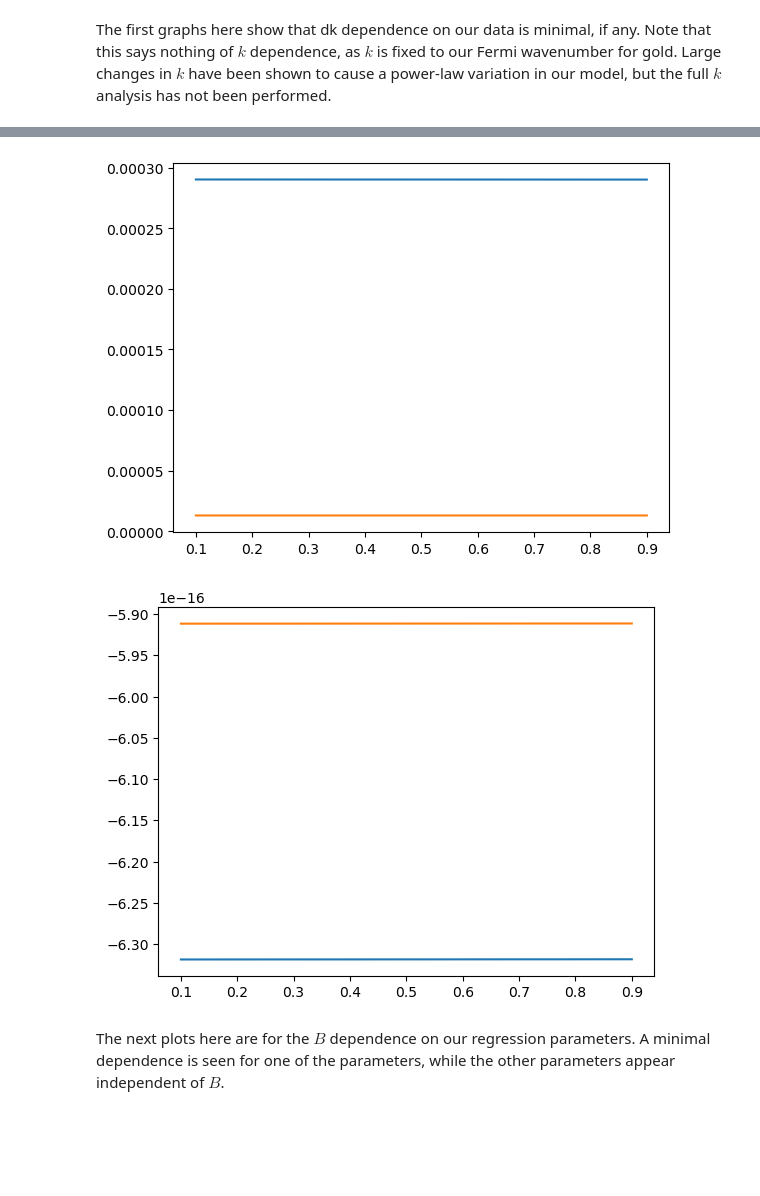
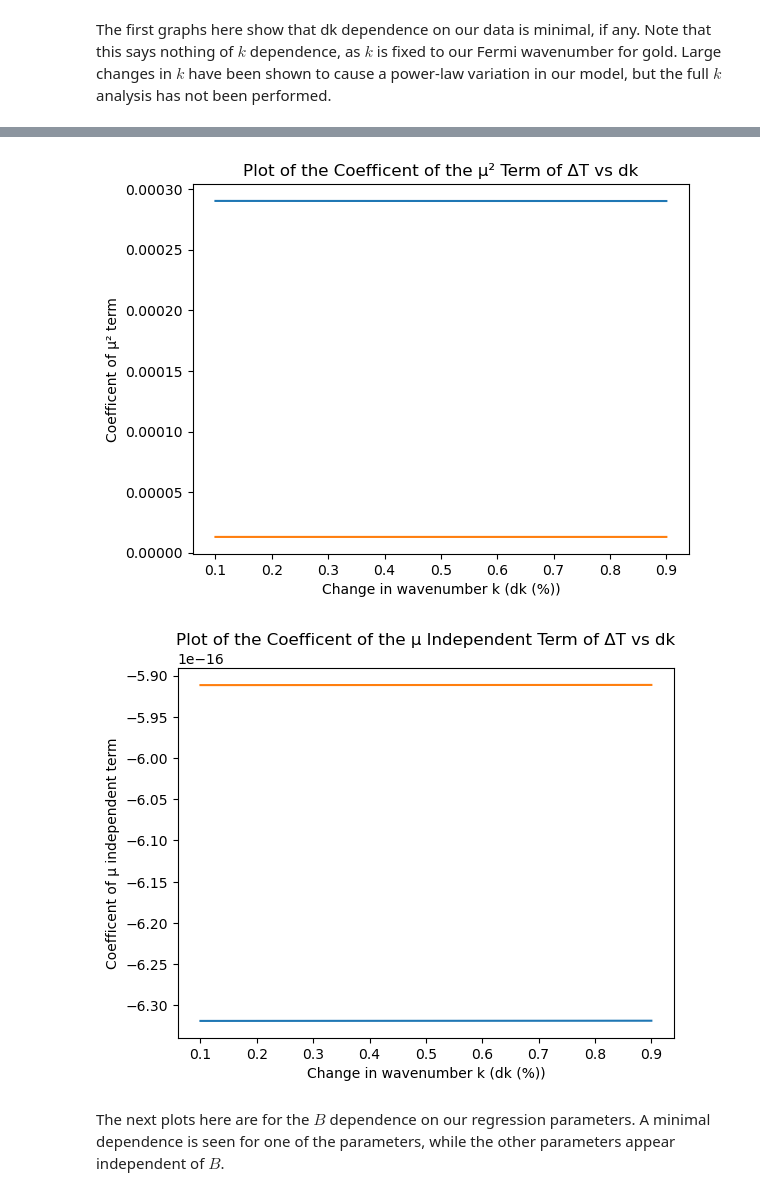
Before and after one commit to BethGould/2024-2025_Thesis, a Jupyter notebook: Notebook_Fast_t_IVP.ipynb, the cells around one changed output, grey strips where cells are left out. Saved outputs shown, nothing was run; the diff lists cells and outputs as text; code cells hidden in the pictures; blank space fills up the shorter version.

```diff
--- a/Notebook_Fast_t_IVP.ipynb
+++ b/Notebook_Fast_t_IVP.ipynb
@@ -236,6 +235,10 @@ d2i = [1, 8]
 ilim = min(len(ki), len(bi), len(d1i), len(d2i))
 
 fig, ax = plt.subplots()
+plt.title(f"Plot of the Change in the Period of |ψ|\u00b2 by Adding \n Nonlinearity vs Nonlinear Coefficient \u03BC")
+ax.set_ylabel('Change in the Period of |ψ|\u00b2 (m)')
+ax.set_xlabel("Nonlinear Coefficient \u03BC")
+
 for i in range(ilim):
     ax.plot(mu_g, dfot[:, ki[i],bi[i],d1i[i],d2i[i]])
 plt.axline((0,0), (1e-12,0), color='k')
@@ -314,9 +317,13 @@ d2i = [1, 8]
 ilim = max(len(ki), len(bi), len(d1i), len(d2i))
 
 fig, ax = plt.subplots()
+
+plt.title(f"Plot of the Coefficent of the Linear \u03BC Term of \u0394T vs dk")
+ax.set_ylabel('Coefficent of linear \u03BC term')
+ax.set_xlabel("Change in wavenumber k (dk (%))")
+
 for i in range(ilim):
     ax.plot(dk_g, slope_lin[:,bi[i],d1i[i],d2i[i]])
-#plt.axline((0,0), (1e-12,0), color='k')
-#plt.axline((0,0), (0,1e-12), color='k')
+
 plt.show()
 # %% [output]
@@ -324,21 +331,24 @@ plt.show()
 # %%
 # dk vs quadratic mu dependence
 
 ki  = [2, 6]
 bi  = [3, 1]
 d1i = [1, 8]
 d2i = [1, 8]
 
 ilim = max(len(ki), len(bi), len(d1i), len(d2i))
 
 fig, ax = plt.subplots()
+plt.title(f"Plot of the Coefficent of the \u03BC\u00b2 Term of \u0394T vs dk")
+ax.set_ylabel('Coefficent of \u03BC\u00b2 term')
+ax.set_xlabel("Change in wavenumber k (dk (%))")
+
 for i in range(ilim):
     ax.plot(dk_g, slope_quad[:,bi[i],d1i[i],d2i[i]])
-#plt.axline((0,0), (1e-12,0), color='k')
-#plt.axline((0,0), (0,1e-12), color='k')
+
 plt.show()
 # %% [output]
-[figure, old version]
+[figure, new version]
 # %%
 # dk vs terms independent of mu
 
@@ -350,13 +360,16 @@ d2i = [1, 8]
 ilim = max(len(ki), len(bi), len(d1i), len(d2i))
 
 fig, ax = plt.subplots()
+plt.title(f"Plot of the Coefficent of the \u03BC Independent Term of \u0394T vs dk")
+ax.set_ylabel('Coefficent of \u03BC independent term')
+ax.set_xlabel("Change in wavenumber k (dk (%))")
+
 for i in range(ilim):
     ax.plot(dk_g, intercept[:,bi[i],d1i[i],d2i[i]])
-#plt.axline((0,0), (1e-12,0), color='k')
-#plt.axline((0,0), (0,1e-12), color='k')
+
 plt.show()
 # %% [output]
-[figure, old version]
+[figure, new version]
 # %% [markdown]
 The next plots here are for the $B$ dependence on our regression parameters. A minimal dependence is seen for one of the parameters, while the other parameters appear independent of $B$.
 # %%
```
Also changed, not shown: parts of 47 cells of this notebook, 19 other files.
